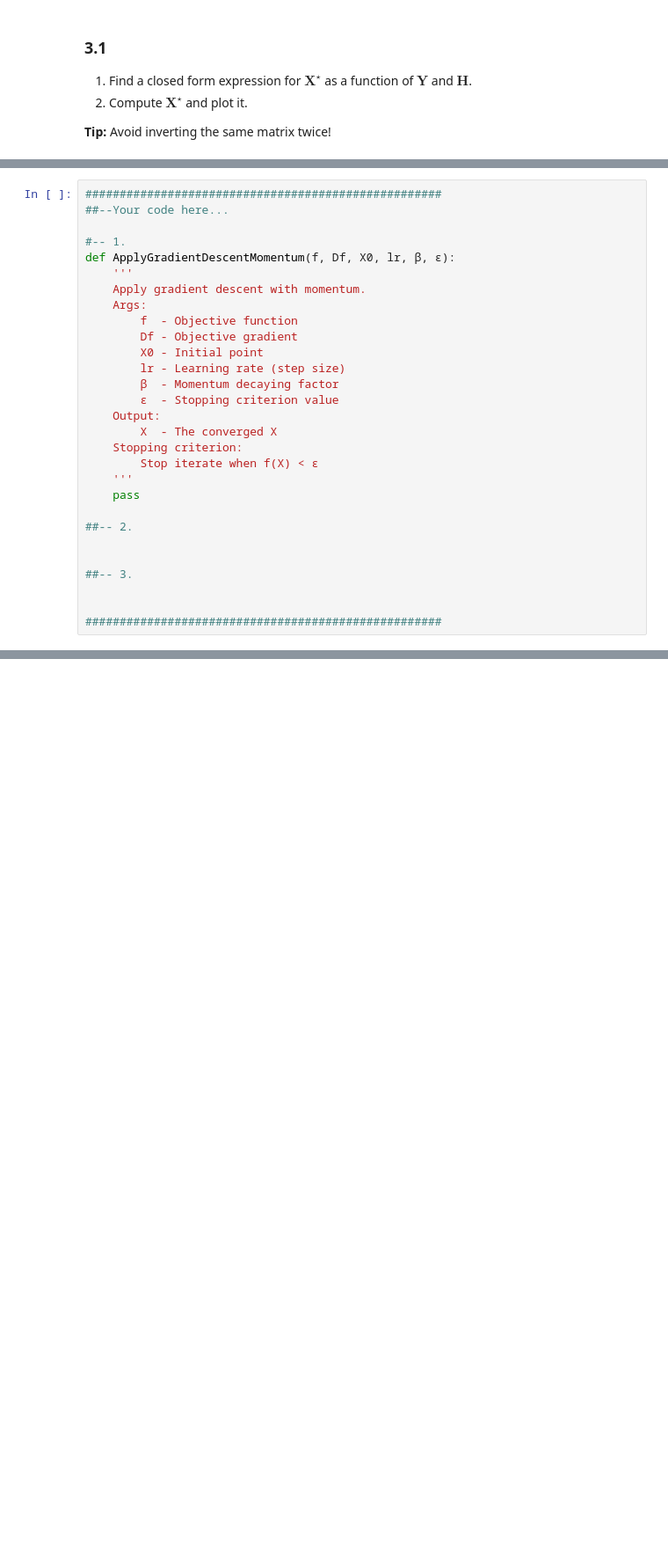
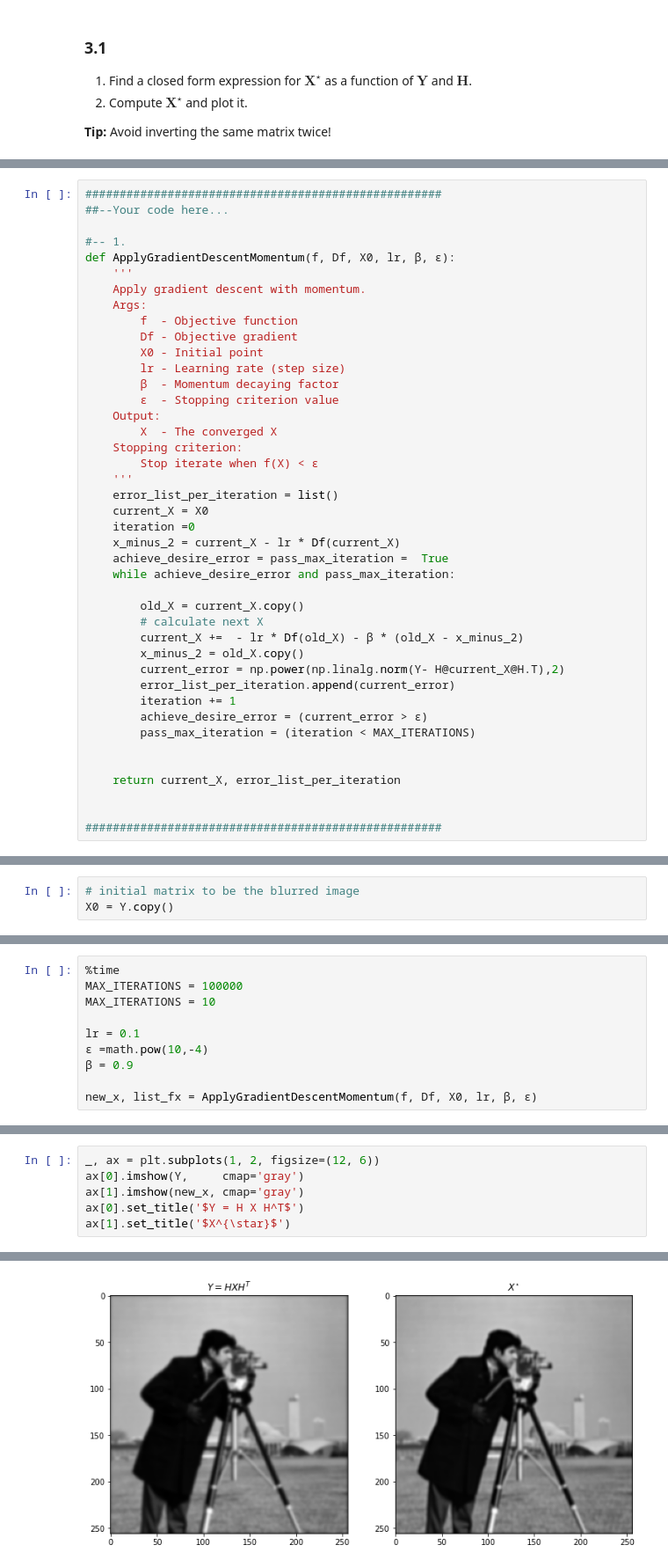
Before and after one commit to livneor207/unsupervised, a Jupyter notebook: Mine/ProblemSet1.ipynb, the cells around one changed output, grey strips where cells are left out. Shown: that part at 88% size. Saved outputs shown, nothing was run; the diff lists cells and outputs as text; blank space fills up the shorter version.

```diff
--- a/Mine/ProblemSet1.ipynb
+++ b/Mine/ProblemSet1.ipynb
@@ -189,12 +270,25 @@ def ApplyGradientDescentMomentum(f, Df, X0, lr, β, ε):
     Stopping criterion:
         Stop iterate when f(X) < ε
     '''
-    pass
+    error_list_per_iteration = list()
+    current_X = X0
+    iteration =0
+    x_minus_2 = current_X - lr * Df(current_X)
+    achieve_desire_error = pass_max_iteration =  True
+    while achieve_desire_error and pass_max_iteration:
 
-##-- 2.
+        old_X = current_X.copy()
+        # calculate next X
+        current_X +=  - lr * Df(old_X) - β * (old_X - x_minus_2)
+        x_minus_2 = old_X.copy()
+        current_error = np.power(np.linalg.norm(Y- H@current_X@H.T),2)
+        error_list_per_iteration.append(current_error)
+        iteration += 1
+        achieve_desire_error = (current_error > ε)
+        pass_max_iteration = (iteration < MAX_ITERATIONS)
 
 
-##-- 3.
+    return current_X, error_list_per_iteration
 
 
 ####################################################
@@ -200,0 +297,3 @@ def ApplyGradientDescentMomentum(f, Df, X0, lr, β, ε):
+# %%
+# initial matrix to be the blurred image
+X0 = Y.copy()
@@ -200,0 +302,10 @@ def ApplyGradientDescentMomentum(f, Df, X0, lr, β, ε):
+# %%
+%time
+MAX_ITERATIONS = 100000
+MAX_ITERATIONS = 10
+
+lr = 0.1
+ε =math.pow(10,-4)
+β = 0.9
+
+new_x, list_fx = ApplyGradientDescentMomentum(f, Df, X0, lr, β, ε)
@@ -200,0 +314,7 @@ def ApplyGradientDescentMomentum(f, Df, X0, lr, β, ε):
+# %%
+_, ax = plt.subplots(1, 2, figsize=(12, 6))
+ax[0].imshow(Y,     cmap='gray')
+ax[1].imshow(new_x, cmap='gray')
+ax[0].set_title('$Y = H X H^T$')
+ax[1].set_title('$X^{\star}$')
+# %% [output]
@@ -200,0 +322 @@ def ApplyGradientDescentMomentum(f, Df, X0, lr, β, ε):
+[figure, added]
```
Also changed, not shown: parts of 22 cells of this notebook.
